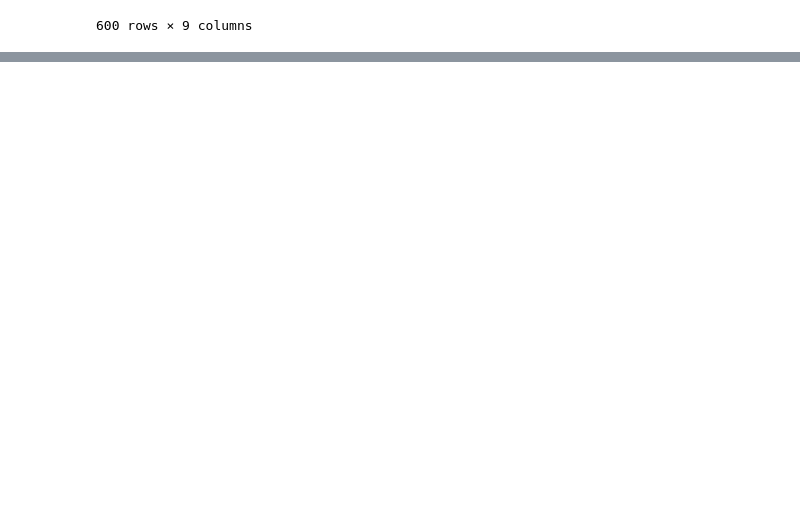
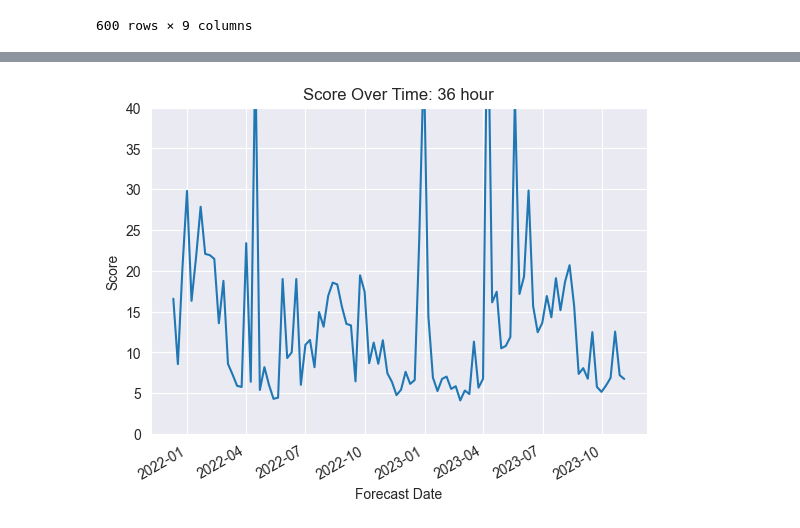
Before and after one commit to EliasKng/PTSFC, a Jupyter notebook: Energy/cross_validation.ipynb, the cells around one changed output, grey strips where cells are left out. Saved outputs shown, nothing was run; the diff lists cells and outputs as text; code cells hidden in the pictures; blank space fills up the shorter version.

Commit message:
Visualize score over time

```diff
--- a/Energy/cross_validation.ipynb
+++ b/Energy/cross_validation.ipynb
@@ -158,0 +141,18 @@ df_cval
+# %%
+import matplotlib.pyplot as plt
+
+horizons = ['36 hour', '40 hour', '44 hour', '60 hour', '64 hour', '68 hour']
+
+# for h in horizons:
+
+ax = evaluation[evaluation['horizon'] == '36 hour']['score'].plot(kind='line',  linestyle='-')
+
+# Adding labels and title
+plt.xlabel('Forecast Date')
+plt.ylabel('Score')
+plt.title('Score Over Time: ' + '36 hour')
+ax.set_ylim(0, 40)
+# Display the plot
+plt.show()
+# %% [output]
+[figure, added]
```
Also changed, not shown: parts of 6 cells of this notebook.
